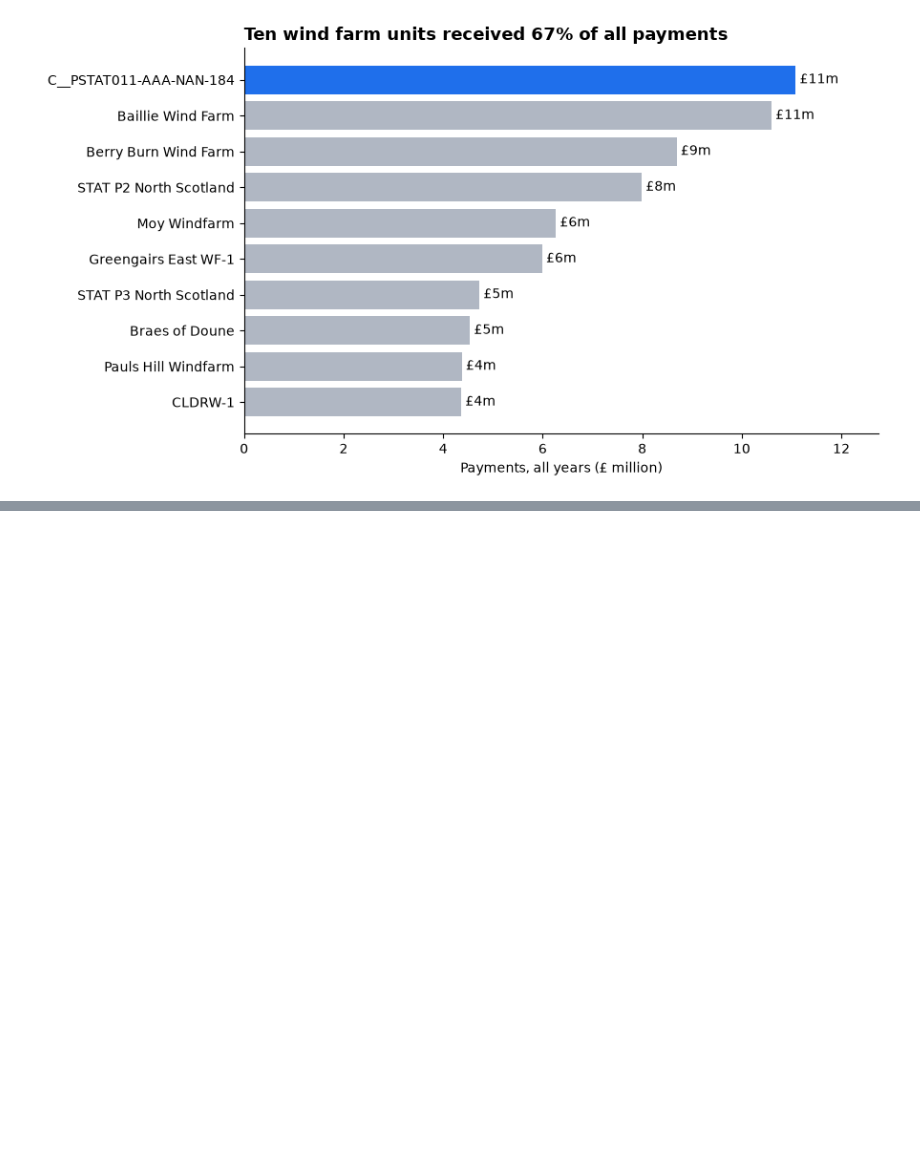
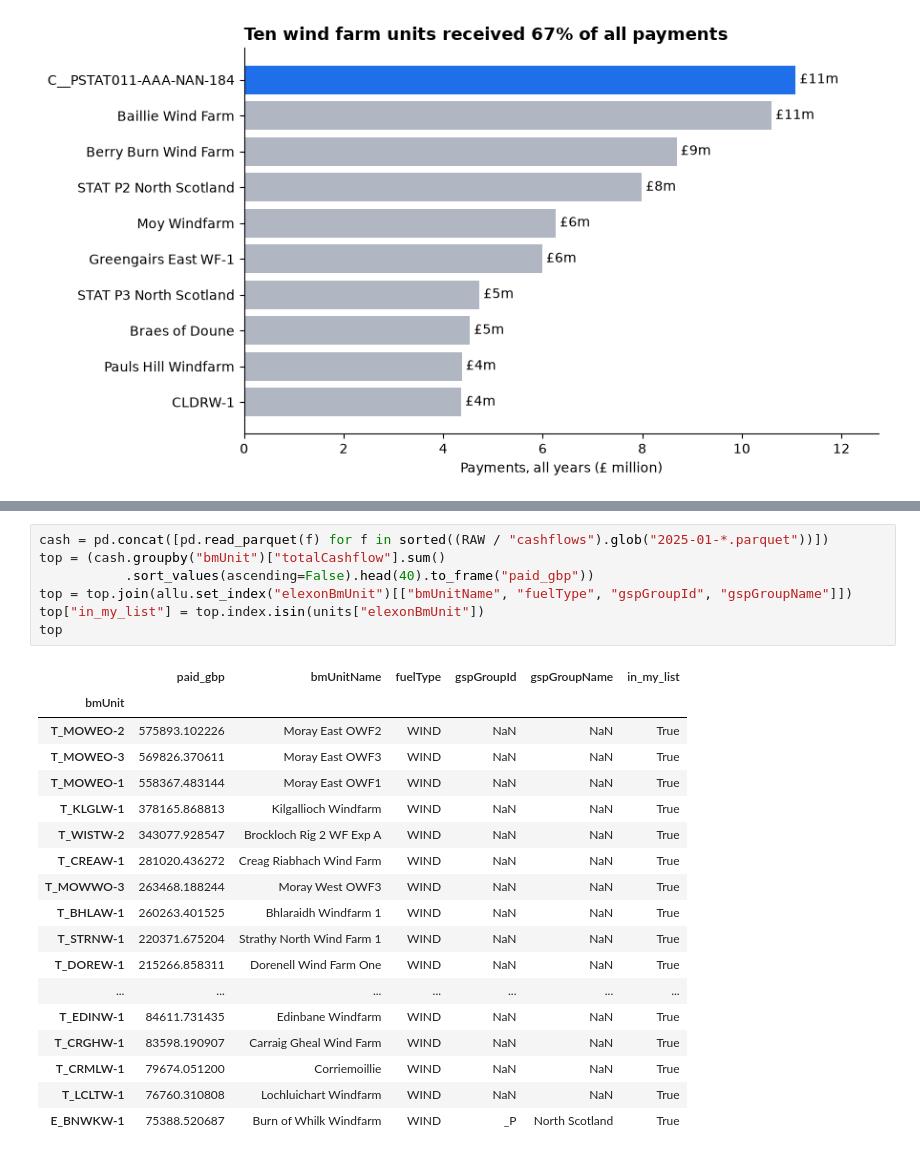
Before and after one commit to ConnorLava42/scottish-wind-curtailment, a Jupyter notebook: notebooks/analysis.ipynb, the cells around one changed output, grey strips where cells are left out. Drawn from its saved outputs; the diff is of its cells as text; blank space fills up the shorter version.

```diff
--- a/notebooks/analysis.ipynb
+++ b/notebooks/analysis.ipynb
@@ -184,0 +210,26 @@ save(fig, "05_wind_vs_curtailment.png")
+# %%
+cash = pd.concat([pd.read_parquet(f) for f in sorted((RAW / "cashflows").glob("2025-01-*.parquet"))])
+top = (cash.groupby("bmUnit")["totalCashflow"].sum()
+           .sort_values(ascending=False).head(40).to_frame("paid_gbp"))
+top = top.join(allu.set_index("elexonBmUnit")[["bmUnitName", "fuelType", "gspGroupId", "gspGroupName"]])
+top["in_my_list"] = top.index.isin(units["elexonBmUnit"])
+top
+# %% [output]
+|  | paid_gbp | bmUnitName | fuelType | gspGroupId | gspGroupName | in_my_list |
+| bmUnit |  |  |  |  |  |  |
+| T_MOWEO-2 | 575893.102226 | Moray East OWF2 | WIND | NaN | NaN | True |
+| T_MOWEO-3 | 569826.370611 | Moray East OWF3 | WIND | NaN | NaN | True |
+| T_MOWEO-1 | 558367.483144 | Moray East OWF1 | WIND | NaN | NaN | True |
+| T_KLGLW-1 | 378165.868813 | Kilgallioch Windfarm | WIND | NaN | NaN | True |
+| T_WISTW-2 | 343077.928547 | Brockloch Rig 2 WF Exp A | WIND | NaN | NaN | True |
+| T_CREAW-1 | 281020.436272 | Creag Riabhach Wind Farm | WIND | NaN | NaN | True |
+| T_MOWWO-3 | 263468.188244 | Moray West OWF3 | WIND | NaN | NaN | True |
+| T_BHLAW-1 | 260263.401525 | Bhlaraidh Windfarm 1 | WIND | NaN | NaN | True |
+| T_STRNW-1 | 220371.675204 | Strathy North Wind Farm 1 | WIND | NaN | NaN | True |
+| T_DOREW-1 | 215266.858311 | Dorenell Wind Farm One | WIND | NaN | NaN | True |
+| ... | ... | ... | ... | ... | ... | ... |
+| T_EDINW-1 | 84611.731435 | Edinbane Windfarm | WIND | NaN | NaN | True |
+| T_CRGHW-1 | 83598.190907 | Carraig Gheal Wind Farm | WIND | NaN | NaN | True |
+| T_CRMLW-1 | 79674.051200 | Corriemoillie | WIND | NaN | NaN | True |
+| T_LCLTW-1 | 76760.310808 | Lochluichart Windfarm | WIND | NaN | NaN | True |
+| E_BNWKW-1 | 75388.520687 | Burn of Whilk Windfarm | WIND | _P | North Scotland | True |
```
Also changed, not shown: parts of 6 cells of this notebook, 9 other files.
